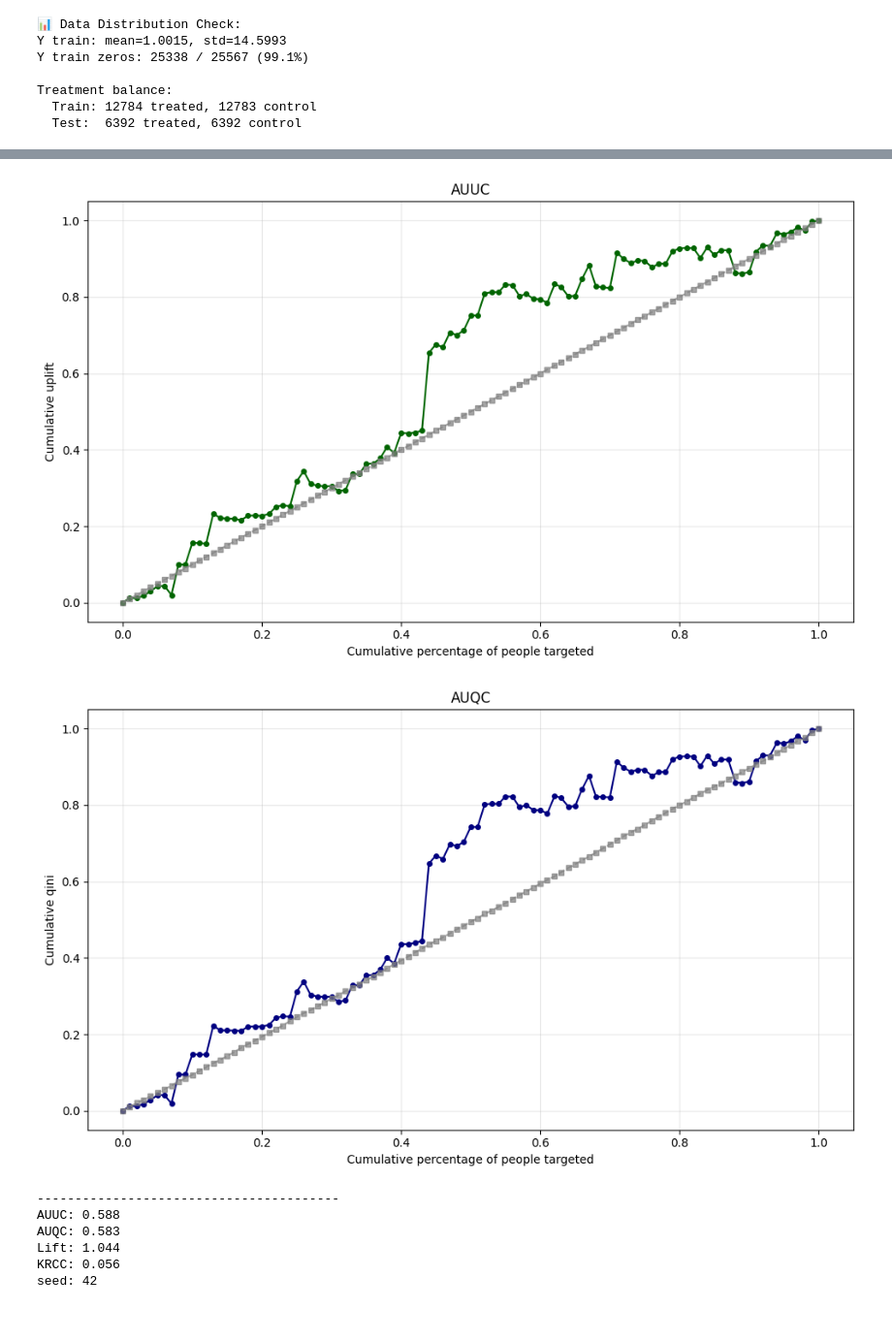
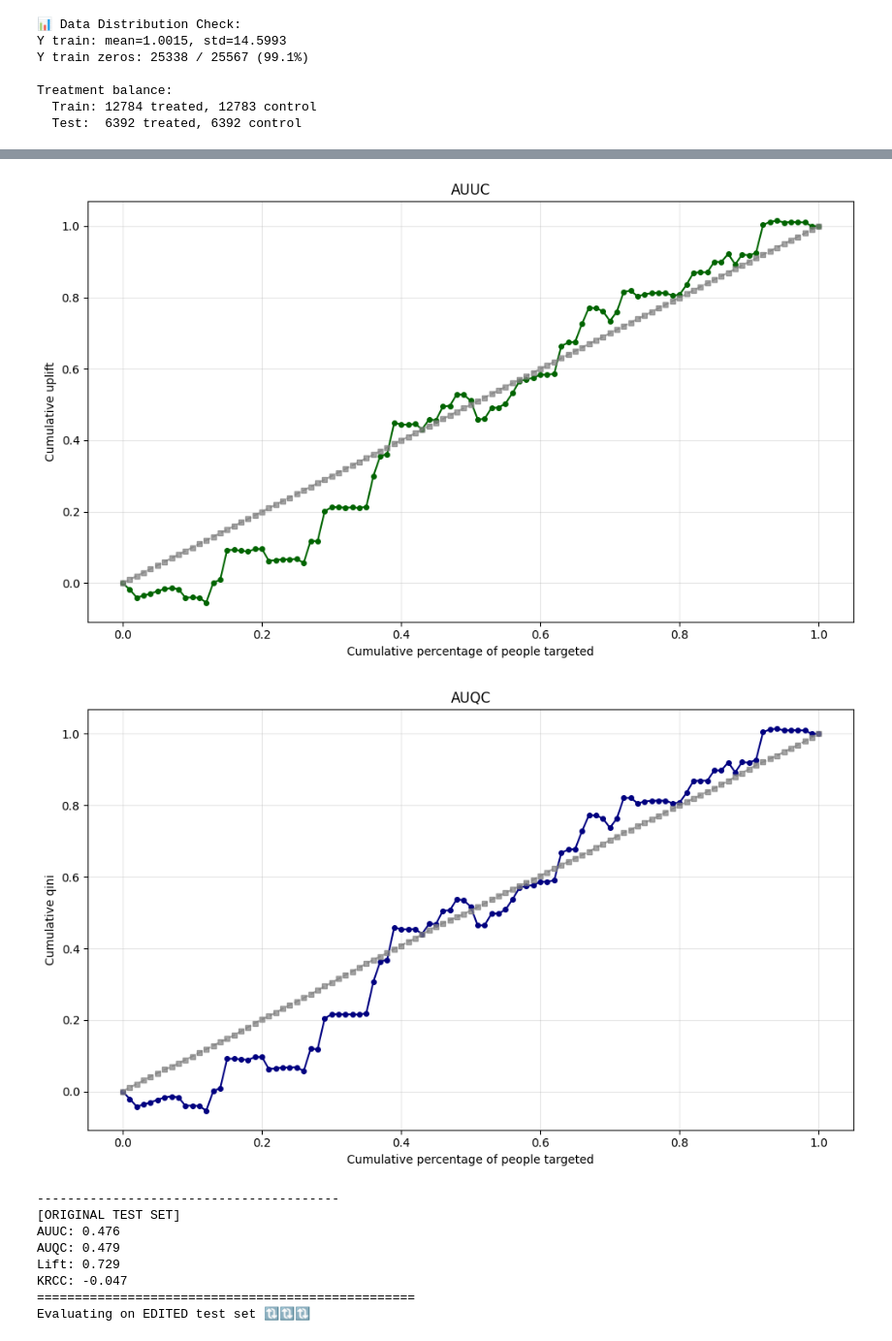
Before and after one commit to ducvu0904/RERUM, a Jupyter notebook: Dragonnet + ZILN/main.ipynb, the cells around one changed output, grey strips where cells are left out. Shown at 97% size. Cells and saved outputs as stored; diff of their text form; code cells hidden in the pictures.

```diff
--- a/Dragonnet + ZILN/main.ipynb
+++ b/Dragonnet + ZILN/main.ipynb
@@ -62,7 +62,7 @@ def clear_memory():
     torch.cuda.empty_cache()
 # %%
 #load data
-df_men = pd.read_csv(r"C:\Users\Lenovo\Documents\Rankability uplift modeling\dataset\Hillstrom-Men.csv")
+df_men = pd.read_csv(r"/home/ducm/RERUM/dataset/Hillstrom-Men.csv")
 df_men = df_men.drop(columns="Unnamed: 0")
 print ("---------------------------")
 print ("null count:")
@@ -75,6 +75,8 @@ print(df_men.columns.tolist())
 print ("---------------------------")
 print("data shape:")
 print(df_men.shape)
+
+df_men_edit = df_men[df_men["spend"] != 29.99]
 # %% [output]
 ---------------------------
 null count:
@@ -224,7 +297,7 @@ seed_everything(seed)
 epochs = 150
 alpha = 1
 beta = 1
-lr = 1e-3
+lr = 1e-4
 wd = 1e-4
 early_stop_metric = "qini"
 ema = True
@@ -358,31 +461,50 @@ dragonnet = Dragonnet(input_dim=x_men_train_t.shape[1], epochs=epochs,
 dragonnet.fit(train_loader, val_loader)
 
 print ("Complete training")
+device = torch.device("cuda" if torch.cuda.is_available() else "cpu")
 
-print ("Evaluating baseline🔃🔃🔃")
-# Ensure the input tensor is on the same device as the model
-device = torch.device("cuda" if torch.cuda.is_available() else "cpu")
+# === Evaluate on ORIGINAL test set ===
+print("=" * 50)
+print("Evaluating on ORIGINAL test set 🔃🔃🔃")
 x_men_test_t_on_device = x_men_test_t.to(device)
-
-y0_pred, y1_pred, _,_ = dragonnet.predict(x_men_test_t_on_device)
-
-# Move predicted tensors back to CPU before converting to numpy arrays
+y0_pred, y1_pred, _, _ = dragonnet.predict(x_men_test_t_on_device)
 uplift_pred = (y1_pred - y0_pred).cpu().numpy().flatten()
-
-y_true = y_men_test_t.cpu().numpy().flatten() # Ensure true labels are also on CPU if they were ever moved
-t_true = t_men_test_t.cpu().numpy().flatten() # Ensure true treatments are also on CPU if they were ever moved
+y_true = y_men_test_t.cpu().numpy().flatten()
+t_true = t_men_test_t.cpu().numpy().flatten()
 
 auuc_score = auuc(y_true, t_true, uplift_pred, bins=100, plot=True)
 auqc_score = auqc(y_true, t_true, uplift_pred, bins=100, plot=True)
 lift_score = lift(y_true, t_true, uplift_pred, h=0.3)
-krcc_score = krcc(y_true, t_true, uplift_pred, bins= 100)
+krcc_score = krcc(y_true, t_true, uplift_pred, bins=100)
 
-print ("-"*40)
-print (f"AUUC: {auuc_score:.3f}")
-print (f"AUQC: {auqc_score:.3f}")
-print (f"Lift: {lift_score:.3f}")
-print (f"KRCC: {krcc_score:.3f}")
-print (f"seed: {seed}")
+print("-" * 40)
+print("[ORIGINAL TEST SET]")
+print(f"AUUC: {auuc_score:.3f}")
+print(f"AUQC: {auqc_score:.3f}")
+print(f"Lift: {lift_score:.3f}")
+print(f"KRCC: {krcc_score:.3f}")
+
+# === Evaluate on EDITED test set ===
+print("=" * 50)
+print("Evaluating on EDITED test set 🔃🔃🔃")
+x_men_edit_test_t_on_device = x_men_edit_test_t.to(device)
+y0_pred_e, y1_pred_e, _, _ = dragonnet.predict(x_men_edit_test_t_on_device)
+uplift_pred_e = (y1_pred_e - y0_pred_e).cpu().numpy().flatten()
+y_true_e = y_men_edit_test_t.cpu().numpy().flatten()
+t_true_e = t_men_edit_test_t.cpu().numpy().flatten()
+
+auuc_score_e = auuc(y_true_e, t_true_e, uplift_pred_e, bins=100, plot=True)
+auqc_score_e = auqc(y_true_e, t_true_e, uplift_pred_e, bins=100, plot=True)
+lift_score_e = lift(y_true_e, t_true_e, uplift_pred_e, h=0.3)
+krcc_score_e = krcc(y_true_e, t_true_e, uplift_pred_e, bins=100)
+
+print("-" * 40)
+print("[EDITED TEST SET]")
+print(f"AUUC: {auuc_score_e:.3f}")
+print(f"AUQC: {auqc_score_e:.3f}")
+print(f"Lift: {lift_score_e:.3f}")
+print(f"KRCC: {krcc_score_e:.3f}")
+print(f"seed: {seed}")
 # %% [output]
 🔒 Locked Random Seed: 42
 🔃🔃🔃Begin training Dragonnet🔃🔃🔃
@@ -404,8 +526,10 @@ Evaluating baseline🔃🔃🔃
-[figure, old version]
+[figure, new version]
-[figure, old version]
+[figure, new version]
 ----------------------------------------
-AUUC: 0.588
-AUQC: 0.583
-Lift: 1.044
-KRCC: 0.056
-seed: 42
+[ORIGINAL TEST SET]
+AUUC: 0.476
+AUQC: 0.479
+Lift: 0.729
+KRCC: -0.047
+==================================================
+Evaluating on EDITED test set 🔃🔃🔃
```
Also changed, not shown: parts of 12 cells of this notebook, 21 other files.
